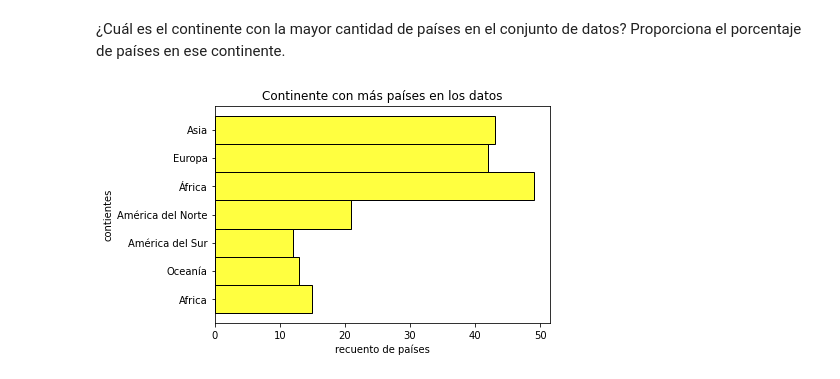
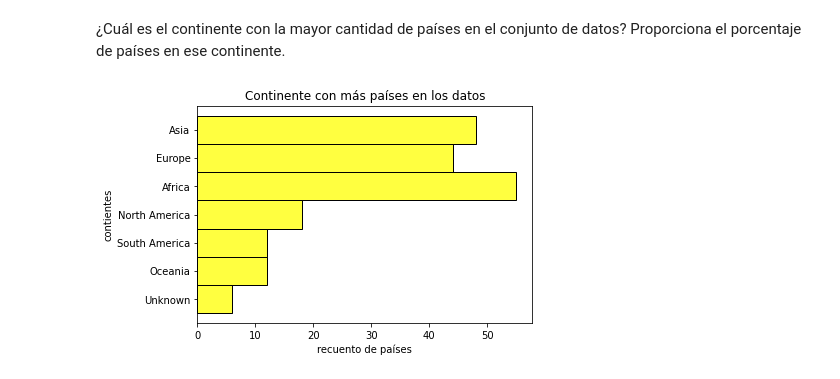
Before and after one commit to Adalab/da-modulo3-sprint2-pairprogramming-PatriciaAnaG, a Jupyter notebook: pair_VISUALIZACION.ipynb, the cells around one changed output. Saved outputs shown, nothing was run; the diff lists cells and outputs as text; code cells hidden in the pictures.

```diff
--- a/pair_VISUALIZACION.ipynb
+++ b/pair_VISUALIZACION.ipynb
@@ -5,7 +5,7 @@ import seaborn as sns
 import pandas as pd
 import numpy as np
 # %%
-df = pd.read_csv('pair_nulos.csv')
+df = pd.read_csv('world_data_nonull.csv')
 
 pd.set_option('display.max_columns', None)
 
@@ -58,10 +42,10 @@ Según los datos obtenidos, observamos que cuanto más alta es la esperanza de v
 # %% [markdown]
 ¿Cuál es el continente con la mayor cantidad de países en el conjunto de datos? Proporciona el porcentaje de países en ese continente.
 # %%
-sns.histplot(y='continente', data = df, bins=30, color='yellow')
+sns.histplot(y='continent', data = df, bins=30, color='yellow')
 plt.ylabel('contientes')
 plt.xlabel('recuento de países')
 plt.title('Continente con más países en los datos');
 # %% [output]
-[figure, old version]
+[figure, new version]
 # %%
```
Also changed, not shown: parts of 19 cells of this notebook, 1 other file.
